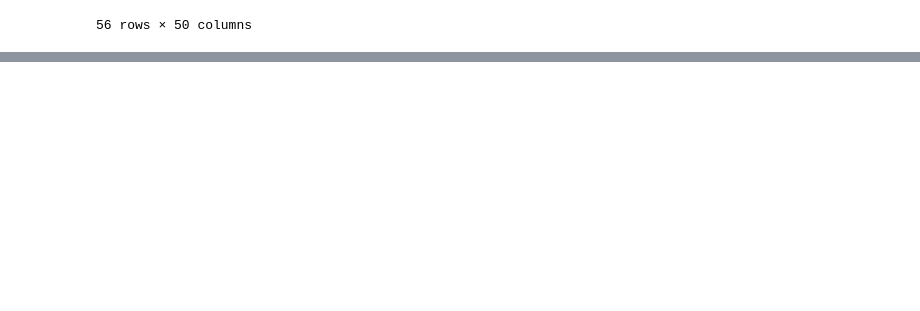
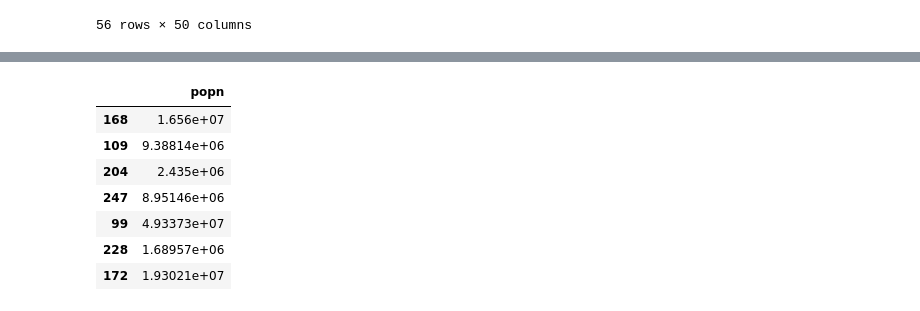
Before and after one commit to batikanor/PythonWorkspace, a Jupyter notebook: pandas/pandas_notes.ipynb, the cells around one changed output, grey strips where cells are left out. Cells and saved outputs as stored; diff of their text form; code cells hidden in the pictures; blank space fills up the shorter version.

```diff
--- a/pandas/pandas_notes.ipynb
+++ b/pandas/pandas_notes.ipynb
@@ -649,0 +708,12 @@ df2
+# %%
+dfxpopn = dfx[['popn']]
+dfxpopn.head(7)
+# %% [output]
+|  | popn |
+| 168 | 1.656e+07 |
+| 109 | 9.38814e+06 |
+| 204 | 2.435e+06 |
+| 247 | 8.95146e+06 |
+| 99 | 4.93373e+07 |
+| 228 | 1.68957e+06 |
+| 172 | 1.93021e+07 |
```
Also changed, not shown: parts of 13 cells of this notebook, 11 other files.
